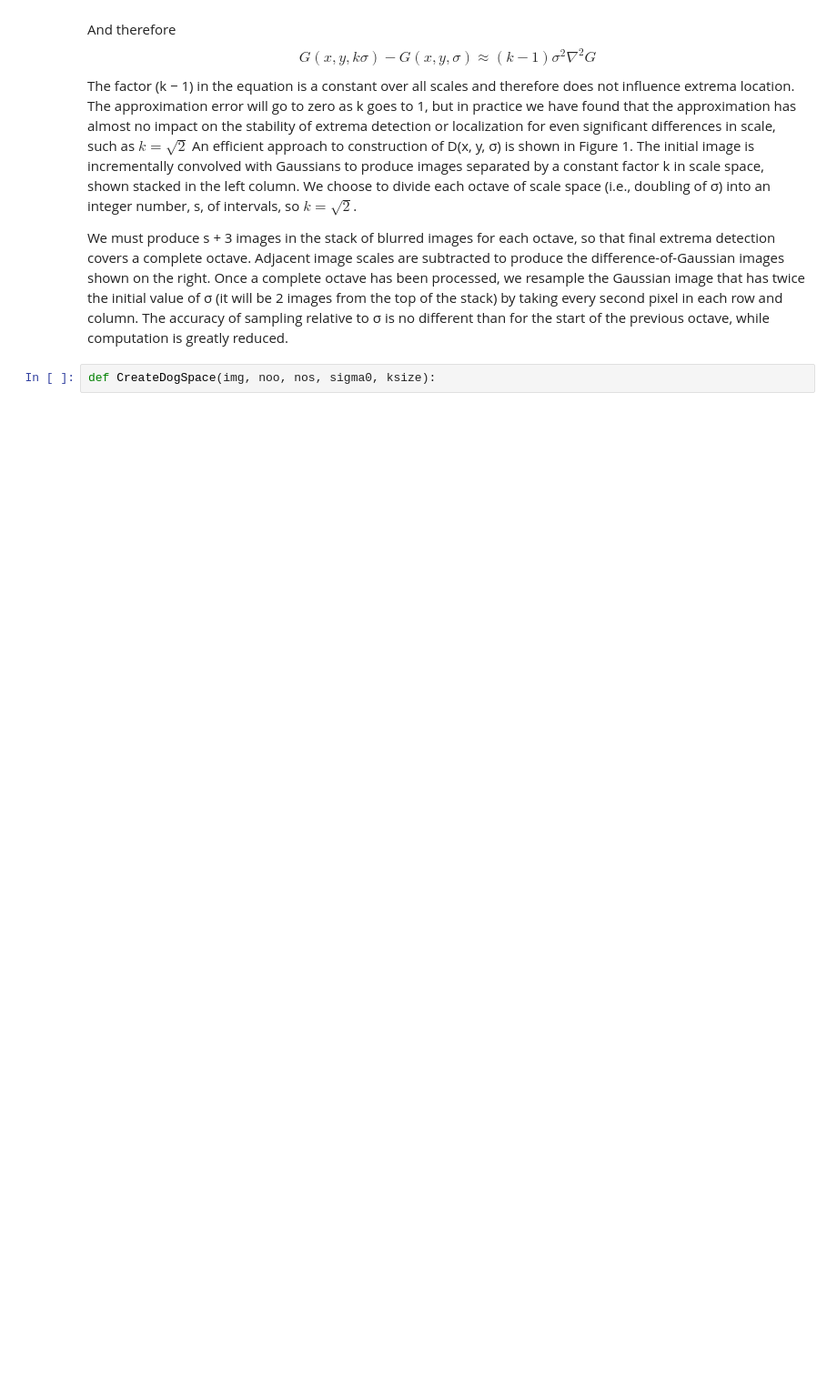
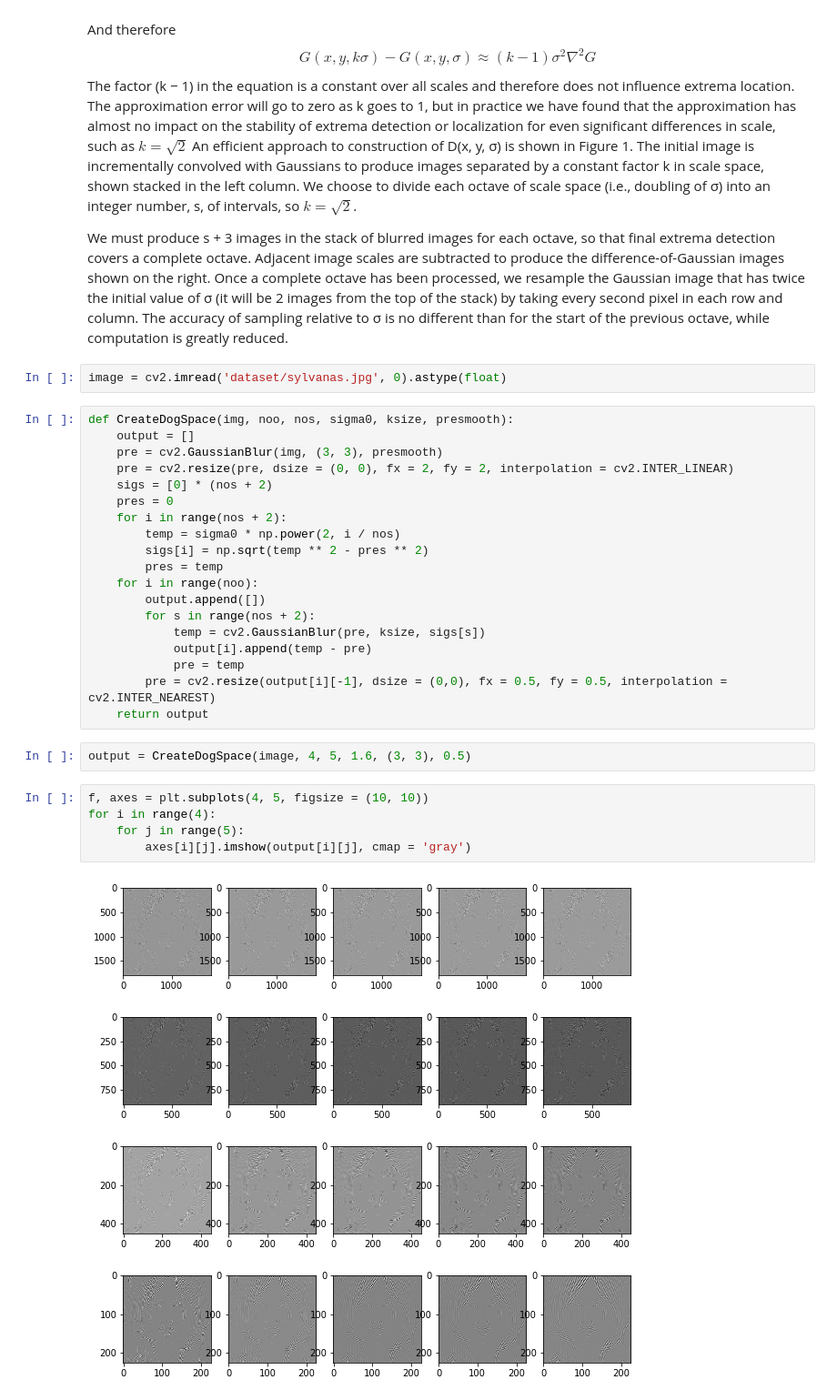
Before and after one commit to Misa-XU/jupyter, a Jupyter notebook: CV/Descriptors.ipynb, the cells around one changed output. Shown at 91% size. Cells and saved outputs as stored; diff of their text form; blank space fills up the shorter version.

```diff
--- a/CV/Descriptors.ipynb
+++ b/CV/Descriptors.ipynb
@@ -179,5 +179,33 @@ The factor (k − 1) in the equation is a constant over all scales and therefore
 An efficient approach to construction of D(x, y, σ) is shown in Figure 1. The initial image is incrementally convolved with Gaussians to produce images separated by a constant factor k in scale space, shown stacked in the left column. We choose to divide each octave of scale space (i.e., doubling of σ) into an integer number, s, of intervals, so $k = \sqrt{2}$.
 
 We must produce s + 3 images in the stack of blurred images for each octave, so that final extrema detection covers a complete octave. Adjacent image scales are subtracted to produce the difference-of-Gaussian images shown on the right. Once a complete octave has been processed, we resample the Gaussian image that has twice the initial value of σ (it will be 2 images from the top of the stack) by taking every second pixel in each row and column. The accuracy of sampling relative to σ is no different than for the start of the previous octave, while computation is greatly reduced.
-# %%
-def CreateDogSpace(img, noo, nos, sigma0, ksize):
+# %%
+image = cv2.imread('dataset/sylvanas.jpg', 0).astype(float)
+# %%
+def CreateDogSpace(img, noo, nos, sigma0, ksize, presmooth):
+    output = []
+    pre = cv2.GaussianBlur(img, (3, 3), presmooth)
+    pre = cv2.resize(pre, dsize = (0, 0), fx = 2, fy = 2, interpolation = cv2.INTER_LINEAR)
+    sigs = [0] * (nos + 2)
+    pres = 0
+    for i in range(nos + 2):
+        temp = sigma0 * np.power(2, i / nos)
+        sigs[i] = np.sqrt(temp ** 2 - pres ** 2)
+        pres = temp
+    for i in range(noo):
+        output.append([])
+        for s in range(nos + 2):
+            temp = cv2.GaussianBlur(pre, ksize, sigs[s])
+            output[i].append(temp - pre)
+            pre = temp
+        pre = cv2.resize(output[i][-1], dsize = (0,0), fx = 0.5, fy = 0.5, interpolation = cv2.INTER_NEAREST)
+    return output
+# %%
+output = CreateDogSpace(image, 4, 5, 1.6, (3, 3), 0.5)
+# %%
+f, axes = plt.subplots(4, 5, figsize = (10, 10))
+for i in range(4):
+    for j in range(5):
+        axes[i][j].imshow(output[i][j], cmap = 'gray')
+# %% [output]
+[figure, added]
```
Also changed, not shown: parts of 8 cells of this notebook, 3 other files.
